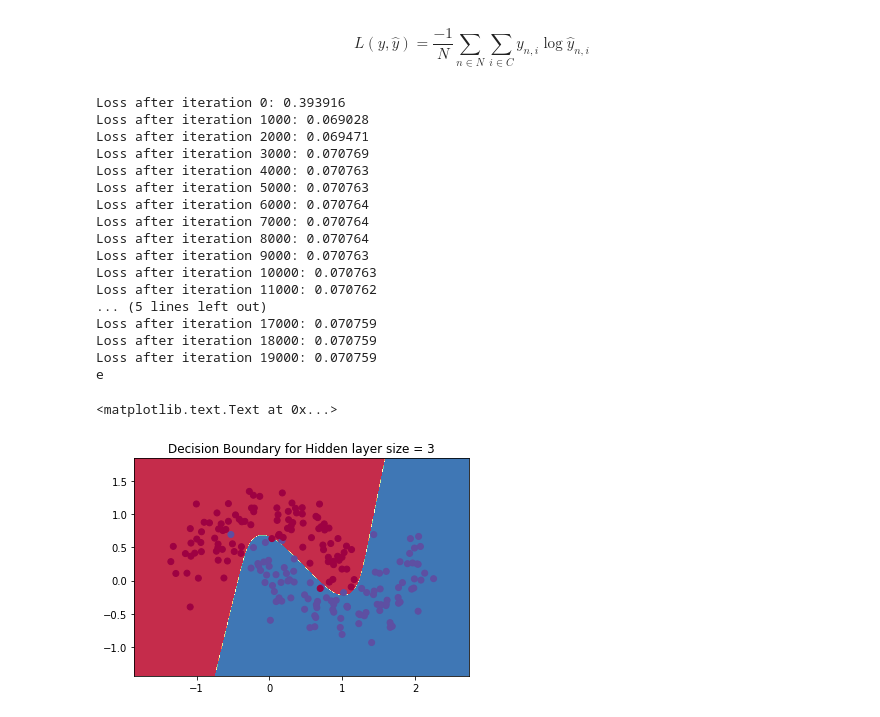
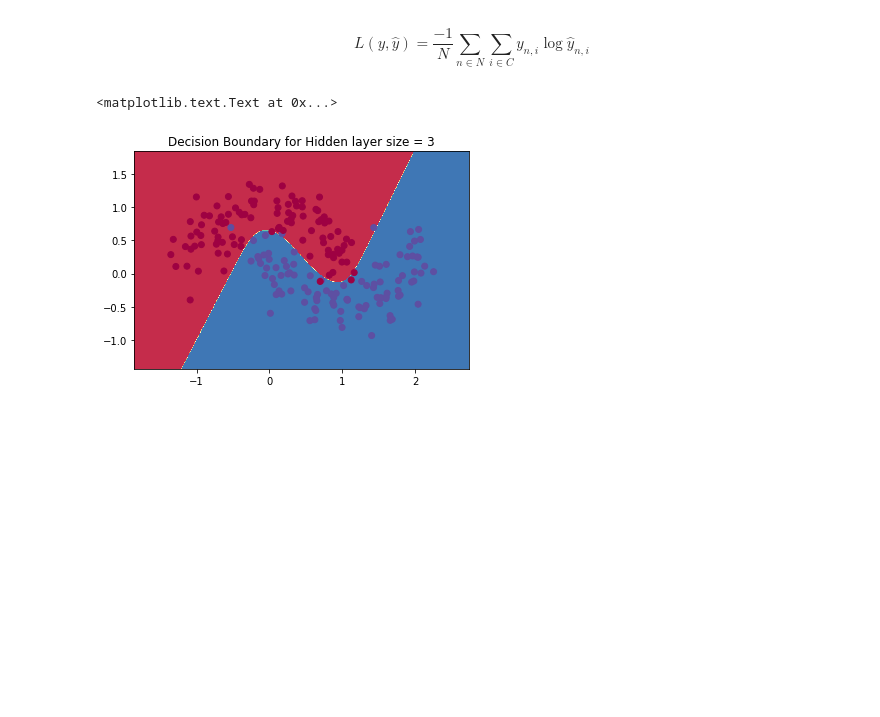
Before and after one commit to rugggg/CADS, a Jupyter notebook: learn/wildml.ipynb, the cells around one changed output. Cells and saved outputs as stored; diff of their text form; code cells hidden in the pictures; blank space fills up the shorter version.

```diff
--- a/learn/wildml.ipynb
+++ b/learn/wildml.ipynb
@@ -55,7 +55,7 @@ nn_output_dim = 2
 
 # gradient descent parameters
 #  learning rate
-epsilon = 0.01
+epsilon0 = 0.01
 #  regularization strength
 reg_lambda = 0.01
 # %% [markdown]
@@ -85,14 +101,9 @@ def calculate_loss(model):
 
 
 def predict(model, x):
-    W1, b1, W2, b2 = model['W1'], model['b1'], model['W2'], model['b2']
-    # forward prop
-    z1 = x.dot(W1) + b1
-    a1 = np.tanh(z1)
-    z2 = a1.dot(W2) + b2
-    exp_scores = np.exp(z2)
-    probs = exp_scores/np.sum(exp_scores, axis=1, keepdims=True)
+    probs = forward_prop(model, x)['probs']
     return np.argmax(probs, axis=1)
+
 
 def build_model(nn_hdim, num_passes=20000, print_loss=False):
     # initialize the params randomly
@@ -103,16 +114,14 @@ def build_model(nn_hdim, num_passes=20000, print_loss=False):
     b2 = np.zeros((1, nn_output_dim))
 
     # output variable
-    model = {}
-
+    model = {"W1": W1, "b1": b1, "W2": W2, "b2": b2}
+    epsilon = epsilon0
     # gradient descent, for each batch
     for i in range(0, num_passes):
         #forward prop
-        z1 = X.dot(W1) + b1
-        a1 = np.tanh(z1)
-        z2 = a1.dot(W2) + b2
-        exp_scores = np.exp(z2)
-        probs = exp_scores/np.sum(exp_scores, axis=1, keepdims=True)
+        prop_values = forward_prop(model, X)
+        probs = prop_values['probs']
+        a1 = prop_values['a1']
 
         # backprop
         delta3 = probs
@@ -124,17 +133,16 @@ def build_model(nn_hdim, num_passes=20000, print_loss=False):
         db1 = np.sum(delta2, axis=0)
 
         # add regularization (b1, b2 dont have regularization terms)
-        dW2 += reg_lambda * W2
-        dW1 += reg_lambda * W1
+        dW2 += reg_lambda * model['W2']
+        dW1 += reg_lambda * model['W1']
 
         # gradient descent param update
-        W1 += -epsilon * dW1
-        b1 += -epsilon * db1
-        W2 += -epsilon * dW2
-        b2 += -epsilon * db2
-
-        # assign new params to model
-        model = {'W1': W1, 'b1': b1, 'W2': W2, 'b2': b2}
+        # assign updated params to model
+        model['W1'] += -epsilon * dW1
+        model['b1'] += -epsilon * db1
+        model['W2'] += -epsilon * dW2
+        model['b2'] += -epsilon * db2
+        epsilon = update_learning_rate(method="exponential", epsilon0=epsilon0, t=i, k=0.005)
 
         # print loss if option on
         # This is expensive because it uses the whole dataset, so we don't want to do it too often.
@@ -145,31 +153,13 @@ def build_model(nn_hdim, num_passes=20000, print_loss=False):
 # %%
 # build a model with a 3 dim hidden layer
 
-model = build_model(3, print_loss=True)
-print("e")
+model = build_model(3, print_loss=False)
 # plot decision boundary
 plot_decision_boundary(lambda x: predict(model, x))
 plt.title("Decision Boundary for Hidden layer size = 3")
 # %% [output]
-Loss after iteration 0: 0.393916
-Loss after iteration 1000: 0.069028
-Loss after iteration 2000: 0.069471
-Loss after iteration 3000: 0.070769
-Loss after iteration 4000: 0.070763
-Loss after iteration 5000: 0.070763
-Loss after iteration 6000: 0.070764
-Loss after iteration 7000: 0.070764
-Loss after iteration 8000: 0.070764
-Loss after iteration 9000: 0.070763
-Loss after iteration 10000: 0.070763
-Loss after iteration 11000: 0.070762
-... (5 lines left out)
-Loss after iteration 17000: 0.070759
-Loss after iteration 18000: 0.070759
-Loss after iteration 19000: 0.070759
-e
+<matplotlib.text.Text at 0x...>
-<matplotlib.text.Text at 0x...>
-[figure, old version]
+[figure, new version]
 # %%
 # playing with dimensions of hidden layer
 plt.figure(figsize=(16,32))
```
Also changed, not shown: parts of 4 cells of this notebook.
